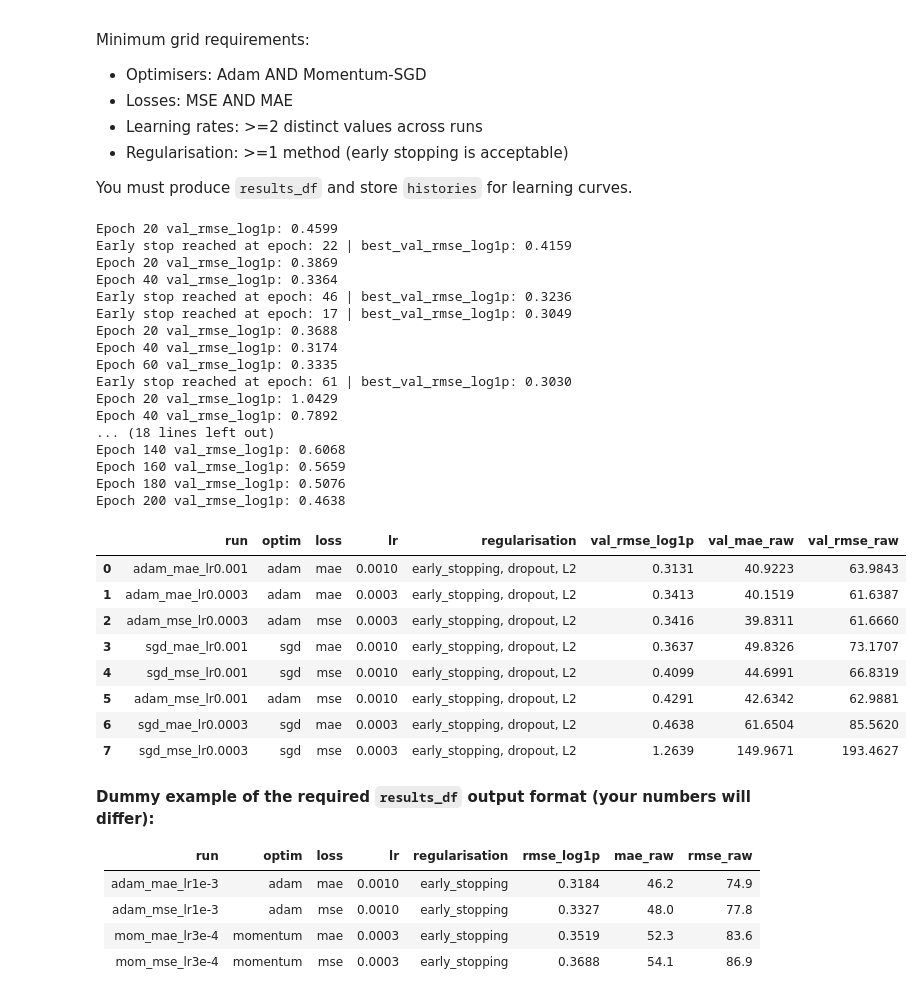
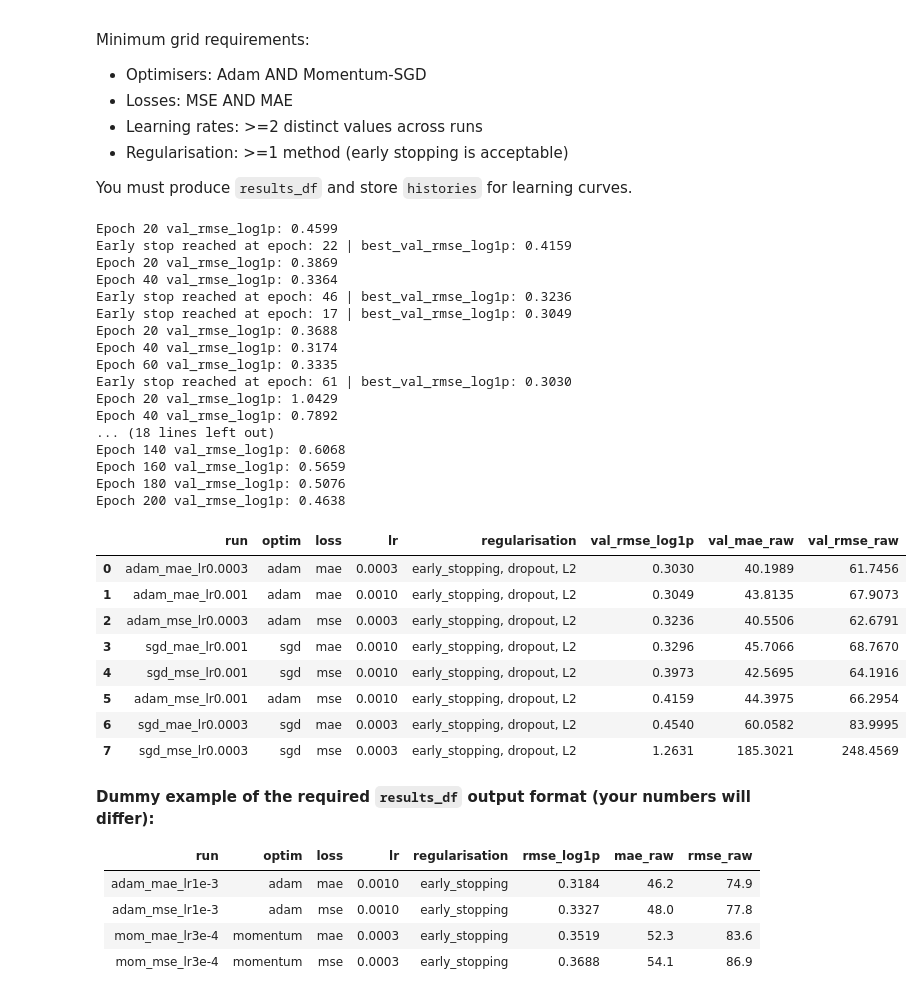
Before and after one commit to Will-Barnard-WB/AI-ML-Assignments, a Jupyter notebook: CM22009_S2_coursework_specifications [Version Release]/starter_notebook_CM22009_bikeshare_Coursework_TODO.ipynb, the cells around one changed output. Drawn from its saved outputs; the diff is of its cells as text; code cells hidden in the pictures.

```diff
--- a/CM22009_S2_coursework_specifications [Version Release]/starter_notebook_CM22009_bikeshare_Coursework_TODO.ipynb
+++ b/CM22009_S2_coursework_specifications [Version Release]/starter_notebook_CM22009_bikeshare_Coursework_TODO.ipynb
@@ -496,7 +495,7 @@ def train_model(cfg, X_tr, y_tr, X_va, y_va):
 
         if val_rmse_log1p < best_val_loss:
             best_val_loss = val_rmse_log1p
-            best_weights = {k: v for k, v in model.state_dict().items()}
+            best_weights = {k: v.clone() for k, v in model.state_dict().items()}
             patience_counter = 0
         else:
             patience_counter += 1
@@ -640,7 +639,7 @@ for i, cfg in enumerate(configs):
     models[run_name] = model
     histories[run_name] = history_df[["epoch", "val_rmse_log1p", "val_mae_raw", "val_rmse_raw"]]
 
-    last_metrics = history_df[["epoch", "val_rmse_log1p", "val_mae_raw", "val_rmse_raw"]].iloc[-1].to_dict()
+    best_metrics = history_df.sort_values("val_rmse_log1p").iloc[0].to_dict()
 
     results.append({
         "run": run_name,
@@ -648,9 +647,9 @@ for i, cfg in enumerate(configs):
         "loss": cfg["loss"],
         "lr": cfg["lr"],
         "regularisation": "early_stopping, dropout, L2",
-        "val_rmse_log1p": last_metrics["val_rmse_log1p"],
-        "val_mae_raw": last_metrics["val_mae_raw"],
-        "val_rmse_raw": last_metrics["val_rmse_raw"]
+        "val_rmse_log1p": best_metrics["val_rmse_log1p"],
+        "val_mae_raw": best_metrics["val_mae_raw"],
+        "val_rmse_raw": best_metrics["val_rmse_raw"]
     })
 
 # 3) Display `results_df`.
@@ -658,41 +657,41 @@ for i, cfg in enumerate(configs):
 results_df = pd.DataFrame(results).sort_values("val_rmse_log1p").reset_index(drop=True)
 
 results_df
 
 # CONTROLLED EXPERIMENTS REQUIREMENT (minimum 4 runs):
 # - Hold constant across runs: data split, preprocessing, architecture (hidden dims), batch_size, epochs,
 #   early_stopping settings (early_stopping=True, patience fixed), and metric (RMSE(log1p)).
 # - Vary across runs: optimiser (Adam vs Momentum-SGD) AND loss (MSE vs MAE).
 # - Use stable LRs (e.g., Adam ~1e-3; Momentum may need smaller, e.g., 3e-4) and include gradient clipping.
 #
 # NOTE: You MUST use validation metrics (not test) to compare runs and select the best run.
 # %% [output]
 Epoch 20 val_rmse_log1p: 0.4599
 Early stop reached at epoch: 22 | best_val_rmse_log1p: 0.4159
 Epoch 20 val_rmse_log1p: 0.3869
 Epoch 40 val_rmse_log1p: 0.3364
 Early stop reached at epoch: 46 | best_val_rmse_log1p: 0.3236
 Early stop reached at epoch: 17 | best_val_rmse_log1p: 0.3049
 Epoch 20 val_rmse_log1p: 0.3688
 Epoch 40 val_rmse_log1p: 0.3174
 Epoch 60 val_rmse_log1p: 0.3335
 Early stop reached at epoch: 61 | best_val_rmse_log1p: 0.3030
 Epoch 20 val_rmse_log1p: 1.0429
 Epoch 40 val_rmse_log1p: 0.7892
 ... (18 lines left out)
 Epoch 140 val_rmse_log1p: 0.6068
 Epoch 160 val_rmse_log1p: 0.5659
 Epoch 180 val_rmse_log1p: 0.5076
 Epoch 200 val_rmse_log1p: 0.4638
 |  | run | optim | loss | lr | regularisation | val_rmse_log1p | val_mae_raw | val_rmse_raw |
-| 0 | adam_mae_lr0.001 | adam | mae | 0.0010 | early_stopping, dropout, L2 | 0.3131 | 40.9223 | 63.9843 |
-| 1 | adam_mae_lr0.0003 | adam | mae | 0.0003 | early_stopping, dropout, L2 | 0.3413 | 40.1519 | 61.6387 |
-| 2 | adam_mse_lr0.0003 | adam | mse | 0.0003 | early_stopping, dropout, L2 | 0.3416 | 39.8311 | 61.6660 |
-| 3 | sgd_mae_lr0.001 | sgd | mae | 0.0010 | early_stopping, dropout, L2 | 0.3637 | 49.8326 | 73.1707 |
-| 4 | sgd_mse_lr0.001 | sgd | mse | 0.0010 | early_stopping, dropout, L2 | 0.4099 | 44.6991 | 66.8319 |
-| 5 | adam_mse_lr0.001 | adam | mse | 0.0010 | early_stopping, dropout, L2 | 0.4291 | 42.6342 | 62.9881 |
-| 6 | sgd_mae_lr0.0003 | sgd | mae | 0.0003 | early_stopping, dropout, L2 | 0.4638 | 61.6504 | 85.5620 |
-| 7 | sgd_mse_lr0.0003 | sgd | mse | 0.0003 | early_stopping, dropout, L2 | 1.2639 | 149.9671 | 193.4627 |
+| 0 | adam_mae_lr0.0003 | adam | mae | 0.0003 | early_stopping, dropout, L2 | 0.3030 | 40.1989 | 61.7456 |
+| 1 | adam_mae_lr0.001 | adam | mae | 0.0010 | early_stopping, dropout, L2 | 0.3049 | 43.8135 | 67.9073 |
+| 2 | adam_mse_lr0.0003 | adam | mse | 0.0003 | early_stopping, dropout, L2 | 0.3236 | 40.5506 | 62.6791 |
+| 3 | sgd_mae_lr0.001 | sgd | mae | 0.0010 | early_stopping, dropout, L2 | 0.3296 | 45.7066 | 68.7670 |
+| 4 | sgd_mse_lr0.001 | sgd | mse | 0.0010 | early_stopping, dropout, L2 | 0.3973 | 42.5695 | 64.1916 |
+| 5 | adam_mse_lr0.001 | adam | mse | 0.0010 | early_stopping, dropout, L2 | 0.4159 | 44.3975 | 66.2954 |
+| 6 | sgd_mae_lr0.0003 | sgd | mae | 0.0003 | early_stopping, dropout, L2 | 0.4540 | 60.0582 | 83.9995 |
+| 7 | sgd_mse_lr0.0003 | sgd | mse | 0.0003 | early_stopping, dropout, L2 | 1.2631 | 185.3021 | 248.4569 |
 # %% [markdown]
 **Dummy example of the required `results_df` output format (your numbers will differ):**
 
```
Also changed, not shown: parts of 8 cells of this notebook, 1 other file.
